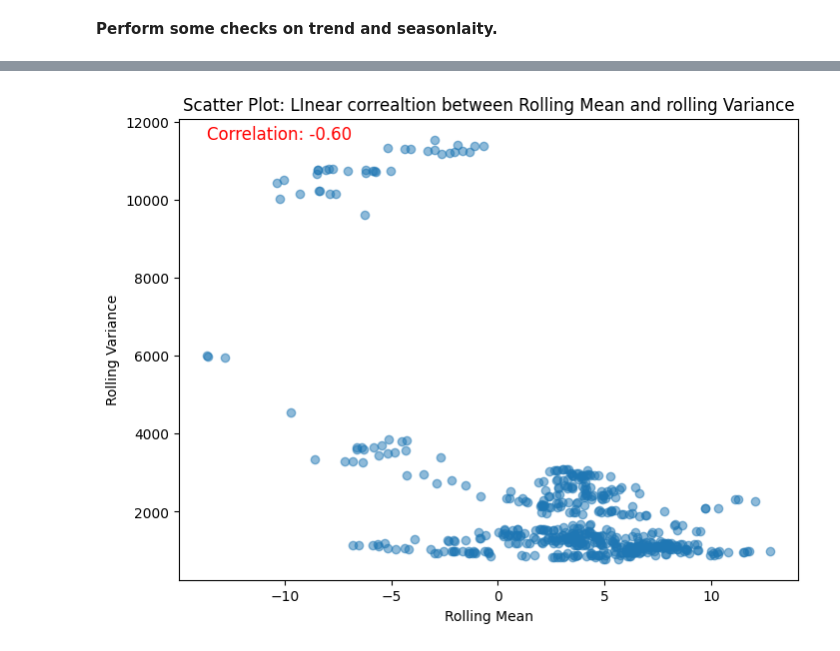
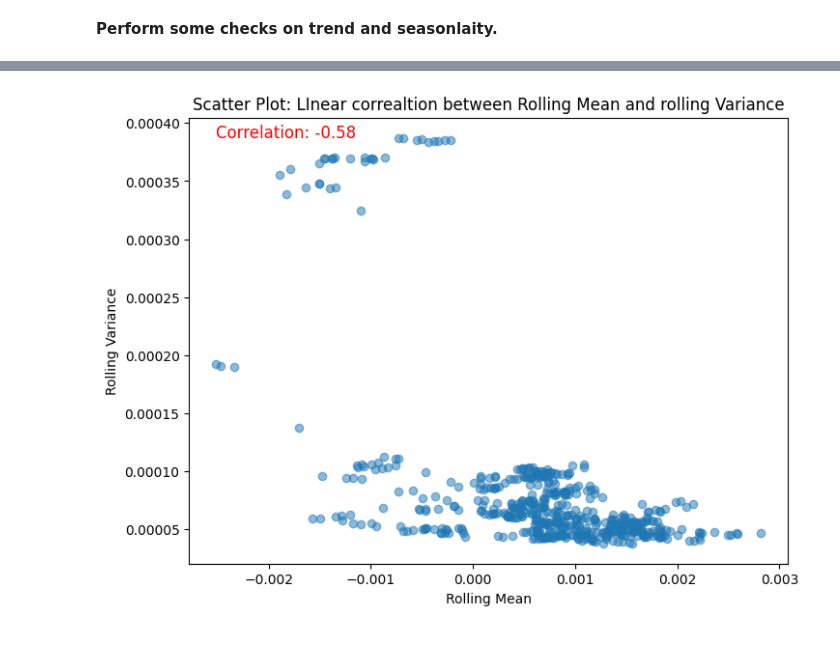
Before and after one commit to injilashah/TSD, a Jupyter notebook: S&P.ipynb, the cells around one changed output, grey strips where cells are left out. Saved outputs shown, nothing was run; the diff lists cells and outputs as text; code cells hidden in the pictures.

```diff
--- a/S&P.ipynb
+++ b/S&P.ipynb
@@ -21,7 +21,7 @@ import yfinance as yf
 import pandas as pd
 
 #Download S&P 500 data
-sp500 = yf.download('^GSPC', start='2022-05-23', end='2025-05-23')
+sp500 = yf.download('^GSPC', start='2023-01-01', end='2025-05-23')
 sp500_df = sp500[['Close']].copy()
 
 #Move date from index to column
@@ -744,29 +663,29 @@ plot_rollin_mean_vs_std(detrended_data)
 # %%
 import matplotlib.pyplot as plt
 import numpy as np
 def plot_corr(df):
             # Calculate rolling mean and variance
-            rolling_mean = df["Closing_Price"].rolling(window=66).mean()
-            rolling_var = df["Closing_Price"].rolling(window=66).var()
+            rolling_mean = df["Log_return"].rolling(window=66).mean()
+            rolling_var = df["Log_return"].rolling(window=66).var()
 
             # Drop NaN values resulting from rolling calculationszzzzzz
             rolling_mean = rolling_mean.dropna()
             rolling_var = rolling_var.dropna()
 
             # Scatter plot
             plt.figure(figsize=(8,6))
             plt.scatter(rolling_mean, rolling_var, alpha=0.5)
             plt.xlabel('Rolling Mean')
             plt.ylabel('Rolling Variance')
             plt.title('Scatter Plot: LInear correaltion between Rolling Mean and rolling Variance')
 
             # Calculate correlation coefficient
             corr = np.corrcoef(rolling_mean, rolling_var)[0,1]
 
             # Display correlation coefficient on the plot
             plt.text(min(rolling_mean), max(rolling_var), f'Correlation: {corr:.2f}', fontsize=12, color='red')
             plt.show()
-plot_corr(detrended_data)
+plot_corr(sp500_df)
 # %% [output]
-[figure, old version]
+[figure, new version]
 # %% [markdown]
```
Also changed, not shown: parts of 81 cells of this notebook.
